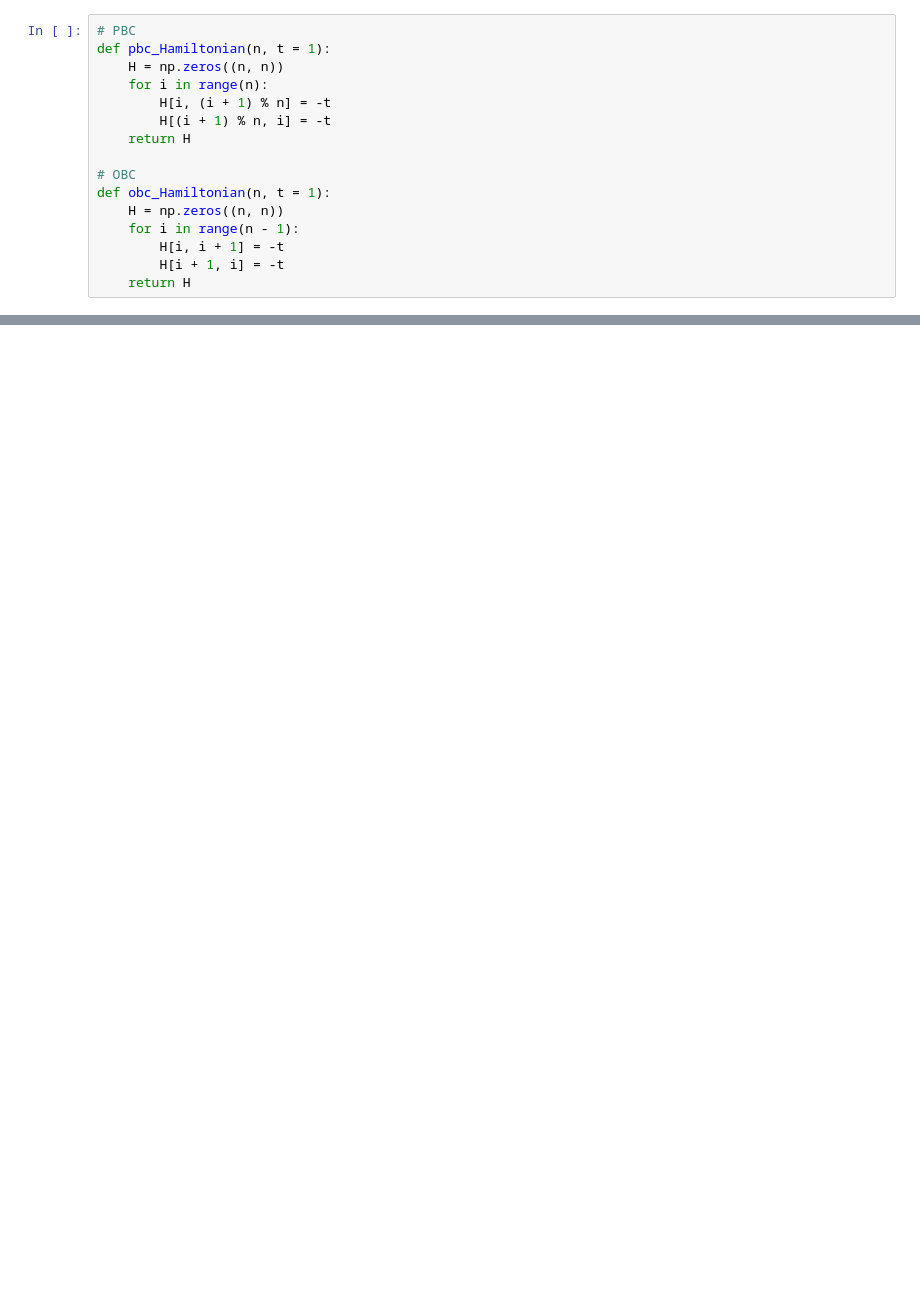
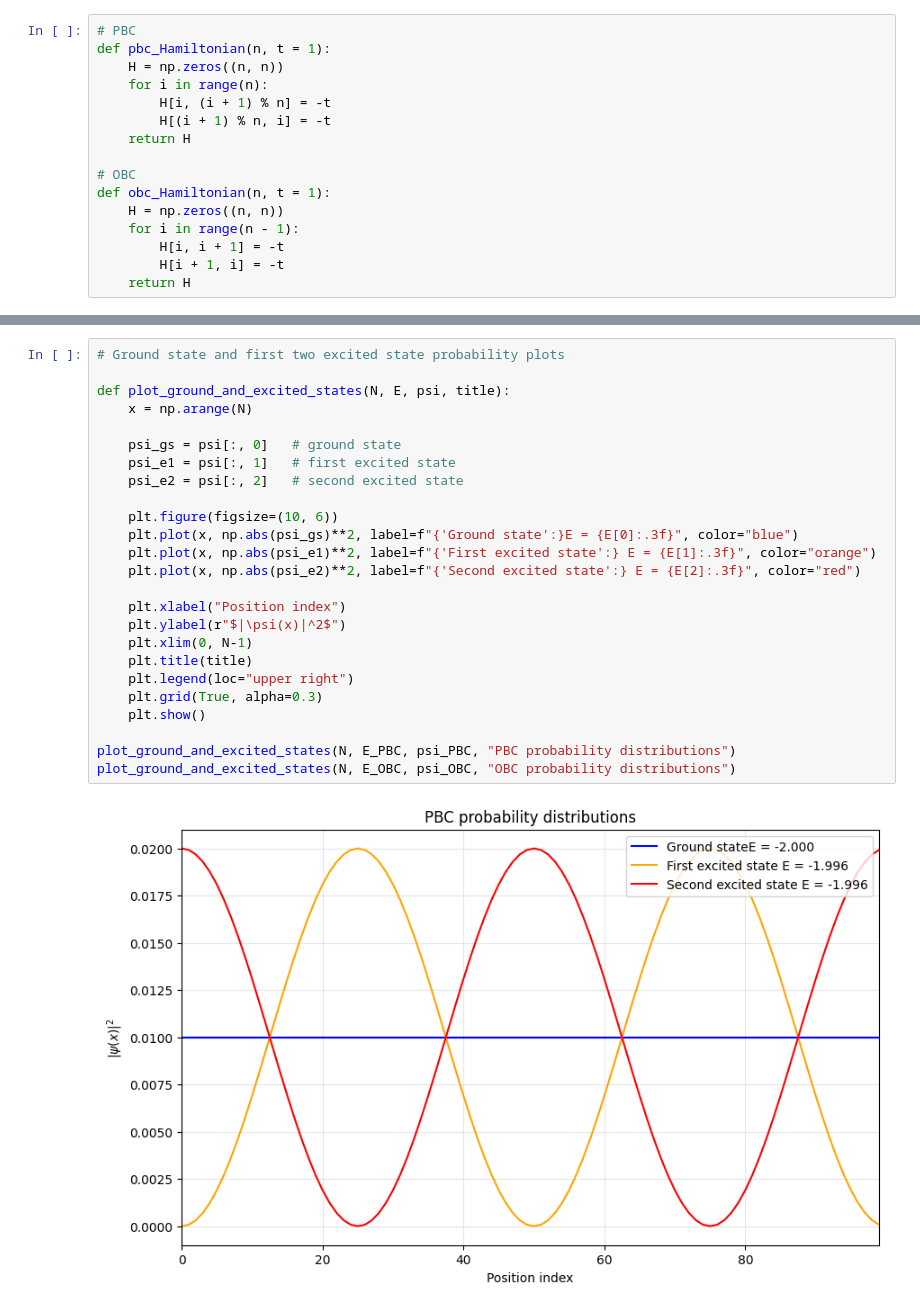
Before and after one commit to zengxuanliu2005/Solid_State_Physics_Project, a Jupyter notebook: scr/project.ipynb, the cells around one changed output, grey strips where cells are left out. Saved outputs shown, nothing was run; the diff lists cells and outputs as text; blank space fills up the shorter version.

```diff
--- a/scr/project.ipynb
+++ b/scr/project.ipynb
@@ -56,0 +103,27 @@ Hamiltonian in OBC:
+# %%
+# Ground state and first two excited state probability plots
+
+def plot_ground_and_excited_states(N, E, psi, title):
+    x = np.arange(N)
+
+    psi_gs = psi[:, 0]   # ground state
+    psi_e1 = psi[:, 1]   # first excited state
+    psi_e2 = psi[:, 2]   # second excited state
+
+    plt.figure(figsize=(10, 6))
+    plt.plot(x, np.abs(psi_gs)**2, label=f"{'Ground state':}E = {E[0]:.3f}", color="blue")
+    plt.plot(x, np.abs(psi_e1)**2, label=f"{'First excited state':} E = {E[1]:.3f}", color="orange")
+    plt.plot(x, np.abs(psi_e2)**2, label=f"{'Second excited state':} E = {E[2]:.3f}", color="red")
+
+    plt.xlabel("Position index")
+    plt.ylabel(r"$|\psi(x)|^2$")
+    plt.xlim(0, N-1)
+    plt.title(title)
+    plt.legend(loc="upper right")
+    plt.grid(True, alpha=0.3)
+    plt.show()
+
+plot_ground_and_excited_states(N, E_PBC, psi_PBC, "PBC probability distributions")
+plot_ground_and_excited_states(N, E_OBC, psi_OBC, "OBC probability distributions")
+# %% [output]
+[figure, added]
```
Also changed, not shown: parts of 19 cells of this notebook.
